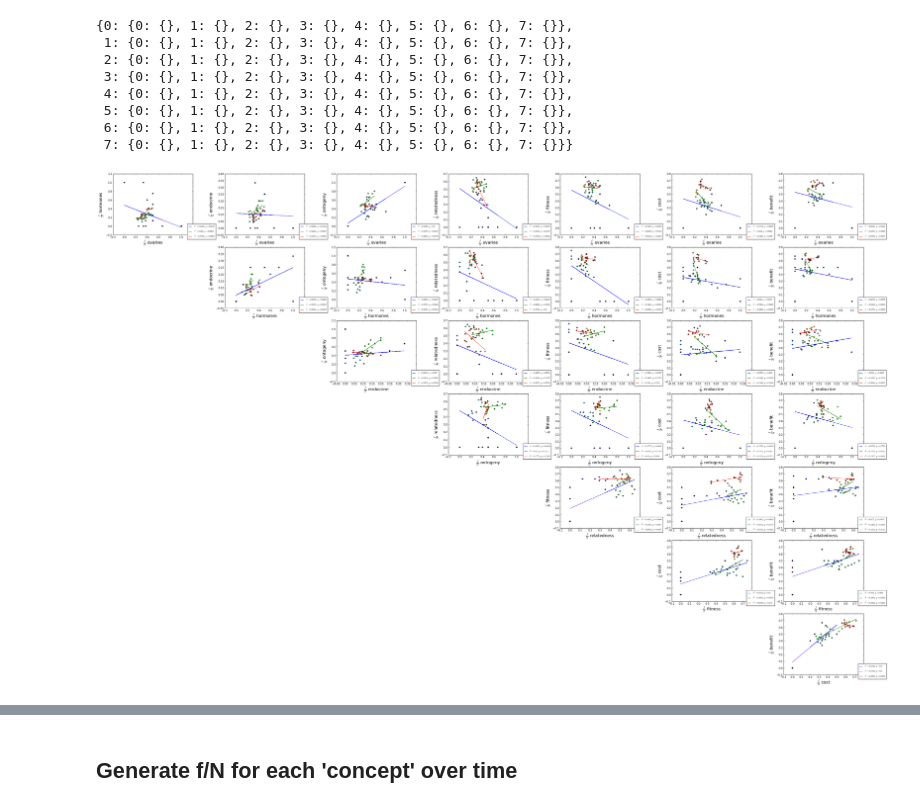
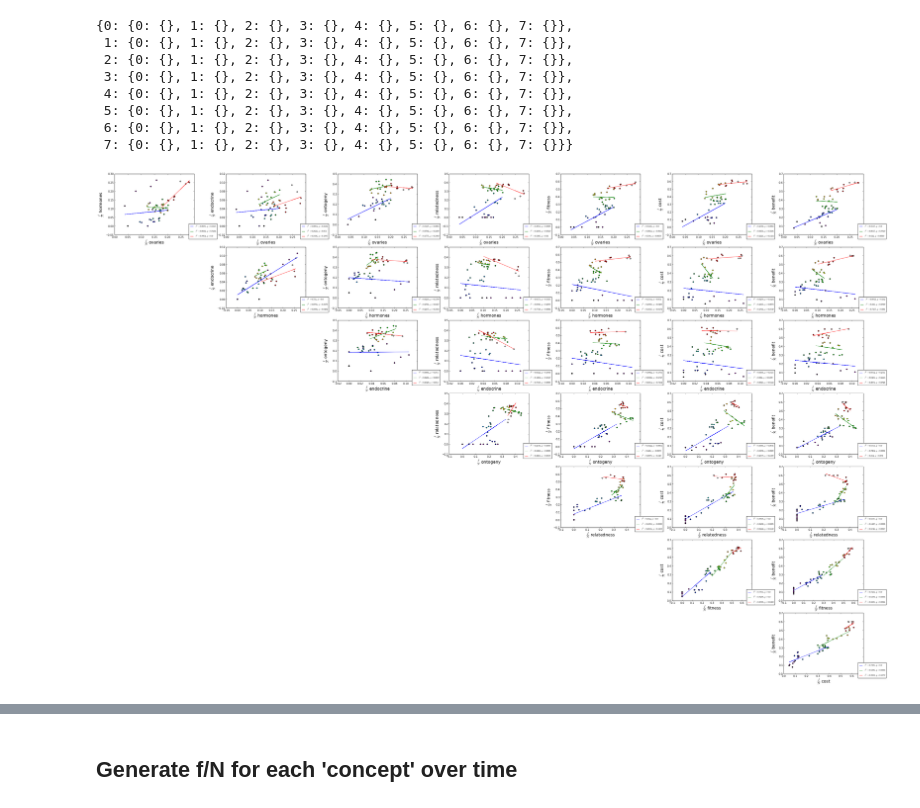
Before and after one commit to erickpeirson/Social-Dominance-in-Polistes, a Jupyter notebook: 20140419 - Guido co-occurrence.ipynb, the cells around one changed output, grey strips where cells are left out. Saved outputs shown, nothing was run; the diff lists cells and outputs as text; code cells hidden in the pictures.

```diff
--- a/20140419 - Guido co-occurrence.ipynb
+++ b/20140419 - Guido co-occurrence.ipynb
@@ -539,10 +611,10 @@ for i_s in xrange(N_s):
         sp = i_m + 1 + i_s*N_s
         ax = plt.subplot(N_s, N_s, sp)
 
-        #x = co_f_N[ s, s, T.index(1960): ]
-        #y = co_f_N[ m, m, T.index(1960): ]
-        x = f_es_EM_[ T.index(1960):, s ]
-        y = f_es_EM_[ T.index(1960):, m ]
+        x = co_f_N[ s, s, T.index(1960): ]
+        y = co_f_N[ m, m, T.index(1960): ]
+        #x = f_es_EM_[ T.index(1960):, s ]
+        #y = f_es_EM_[ T.index(1960):, m ]
         t = T[T.index(1960):]
 
         slope, intercept, r_value, p_value, std_err = stats.linregress(x[0:q],y[0:q])
@@ -560,34 +632,34 @@ for i_s in xrange(N_s):
         correlations[i_s][i_m][2] = {'slope': slope2,
                                      'intercept': intercept2,
                                      'r_value': r_value2,
                                      'p_value': p_value2,
                                      'std_err': std_err2 }
         correlations[i_s][i_m][3] = {'slope': slope3,
                                      'intercept': intercept3,
                                      'r_value': r_value3,
                                      'p_value': p_value3,
                                      'std_err': std_err3 }
 
 
         ax.scatter(x,y,c=t, cmap=c)
         plt.plot(x[0:q], fit_fn, label=r'$r^2={0}$, $p={1}$'.format(round(r_value**2, 4), round(p_value, 4)))#r'$p(es| EM) = \frac{f_{es}}{N_{EM}}$'
         plt.plot(x[q:z], fit_fn2, label=r'$r^2={0}$, $p={1}$'.format(round(r_value2**2, 4), round(p_value2, 4)))
         plt.plot(x[z:], fit_fn3, label=r'$r^2={0}$, $p={1}$'.format(round(r_value3**2, 4), round(p_value3, 4)))
         plt.legend(fontsize=8, bbox_to_anchor=(1.3,0.2))
 
         #plt.xlabel(r'$\frac{f}{N}$ '+explanantes[i_s][0])
         #plt.ylabel(r'$\frac{f}{N}$ '+explanantes[i_m][0])
         #if i_m == i_s + 1:
         ax.set_ylabel(r'$\frac{f}{N}$ '+explanantes[i_m][0], fontsize=16)
 
         #if i_s == 0:
         ax.set_xlabel(r'$\frac{f}{N}$ '+explanantes[i_s][0], fontsize=16)
 
     plt.subplots_adjust(wspace=0.4)#, bottom=None, right=None, top=None, wspace=None, hspace=None)
         #plt.xlim(0., 0.8)
         #plt.ylim(0., 0.8)
 # %% [output]
-[figure, old version]
+[figure, new version]
 # %%
 from matplotlib import patches
 import pylab as pyl
```
Also changed, not shown: parts of 17 cells of this notebook.
